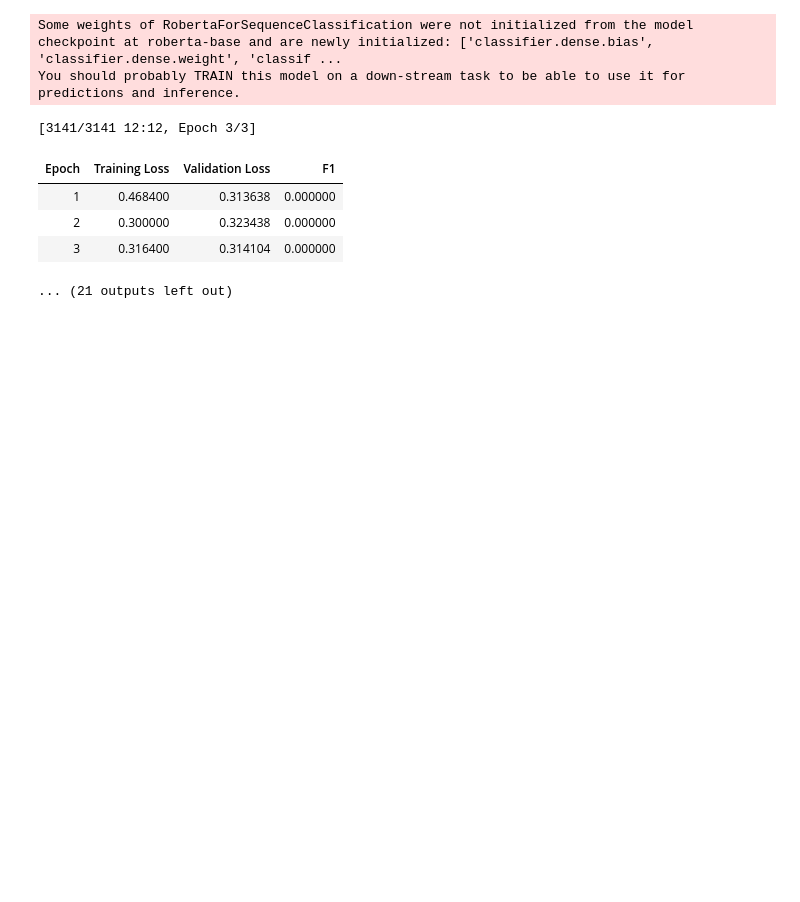
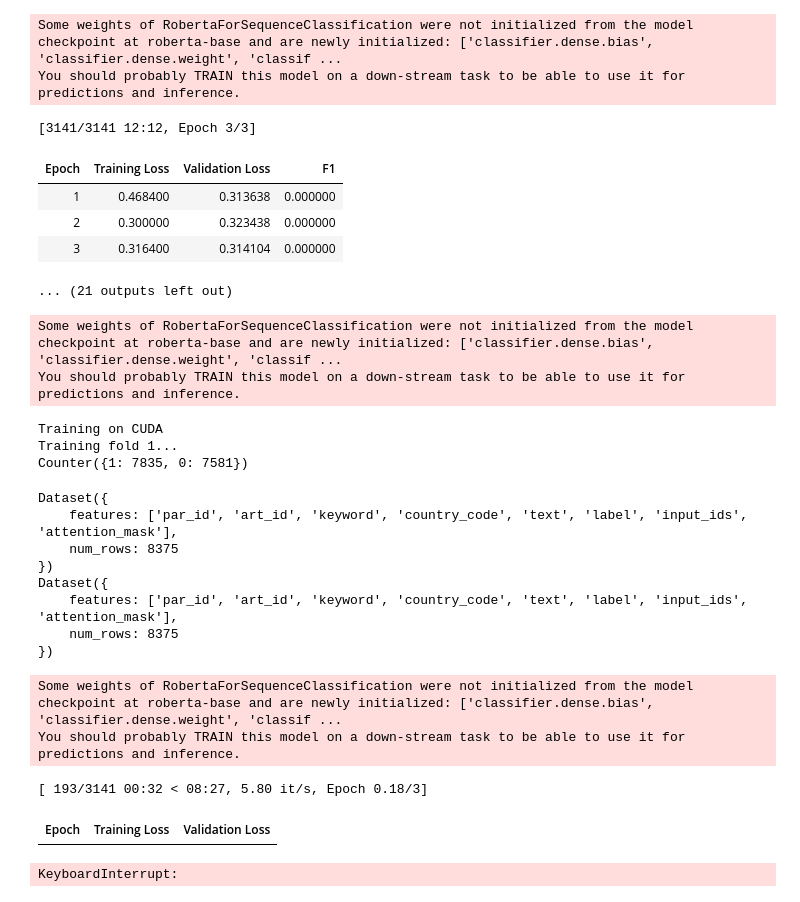
Before and after one commit to shiva-tk/dont-patronize-me, a Jupyter notebook: experiments.ipynb, the cells around one changed output. Drawn from its saved outputs; the diff is of its cells as text; code cells hidden in the pictures; blank space fills up the shorter version.

```diff
--- a/experiments.ipynb
+++ b/experiments.ipynb
@@ -166,17 +168,0 @@ Crashed during execution, so we run the remaining three folds.
-# %%
-class NaiveResampling(AugmentationStrategy):
-
-    def __init__(self, oversample_ratio: float, under_sample_ratio:float):
-        self.oversample_ratio = oversample_ratio
-        self.under_sample_ratio = under_sample_ratio
-
-    def augment_data(self, data: Dataset) -> Dataset:
-        df = data.to_pandas()
-        df_pos = df[df['label'] == 1]
-        df_neg = df[df['label'] == 0]
-        df_pos = df_pos.sample(frac=self.oversample_ratio, replace=True)
-        df_neg = df_neg.sample(frac=min(self.under_sample_ratio, 1.0), replace=False)
-        df = pd.concat([df_pos, df_neg])
-        return Dataset.from_pandas(df)
-
-evaluate_model(augmentation_strategy=NaiveResampling(oversample_ratio=10.0, under_sample_ratio=1.0), skip_folds=2)
@@ -333,3 +271,45 @@ You should probably TRAIN this model on a down-stream task to be able to use it
 | 2 | 0.300000 | 0.323438 | 0.000000 |
 | 3 | 0.316400 | 0.314104 | 0.000000 |
 ... (21 outputs left out)
+# %%
+class LlmRewording(AugmentationStrategy):
+    def __init__(self, resampler: NaiveResampling, num_augmented_versions: int = 1):
+        self.resampler = resampler
+        self.num_augmented_versions = num_augmented_versions
+
+    def augment_data(self, data: Dataset) -> Dataset:
+        df = data.to_pandas()
+        df_pos = df[df['label'] == 1]
+        df_reworded = pd.read_csv("data/reworded.csv")
+        df_reworded["text"] = df_reworded["reworded"]
+        df_reworded = df_reworded.drop("reworded", axis=1)
+        df_reworded = df_reworded[df_reworded["par_id"].isin(df_pos["par_id"])]
+        df = pd.concat([df, df_reworded])
+        df = df.reset_index(drop=True)
+        return self.resampler.augment_data(Dataset.from_pandas(df))
+# %%
+evaluate_model(
+    augmentation_strategy=LlmRewording(
+        resampler=NaiveResampling(oversample_ratio=5.0, under_sample_ratio=1.0),
+        num_augmented_versions=1
+    )
+)
+# %% [output]
+Some weights of RobertaForSequenceClassification were not initialized from the model checkpoint at roberta-base and are newly initialized: ['classifier.dense.bias', 'classifier.dense.weight', 'classif ...
+You should probably TRAIN this model on a down-stream task to be able to use it for predictions and inference.
+Training on CUDA
+Training fold 1...
+Counter({1: 7835, 0: 7581})
+Dataset({
+    features: ['par_id', 'art_id', 'keyword', 'country_code', 'text', 'label', 'input_ids', 'attention_mask'],
+    num_rows: 8375
+})
+Dataset({
+    features: ['par_id', 'art_id', 'keyword', 'country_code', 'text', 'label', 'input_ids', 'attention_mask'],
+    num_rows: 8375
+})
+Some weights of RobertaForSequenceClassification were not initialized from the model checkpoint at roberta-base and are newly initialized: ['classifier.dense.bias', 'classifier.dense.weight', 'classif ...
+You should probably TRAIN this model on a down-stream task to be able to use it for predictions and inference.
+[ 193/3141 00:32 < 08:27, 5.80 it/s, Epoch 0.18/3]
+| Epoch | Training Loss | Validation Loss |
+KeyboardInterrupt:
```
Also changed, not shown: parts of 7 cells of this notebook, 1 other file.
